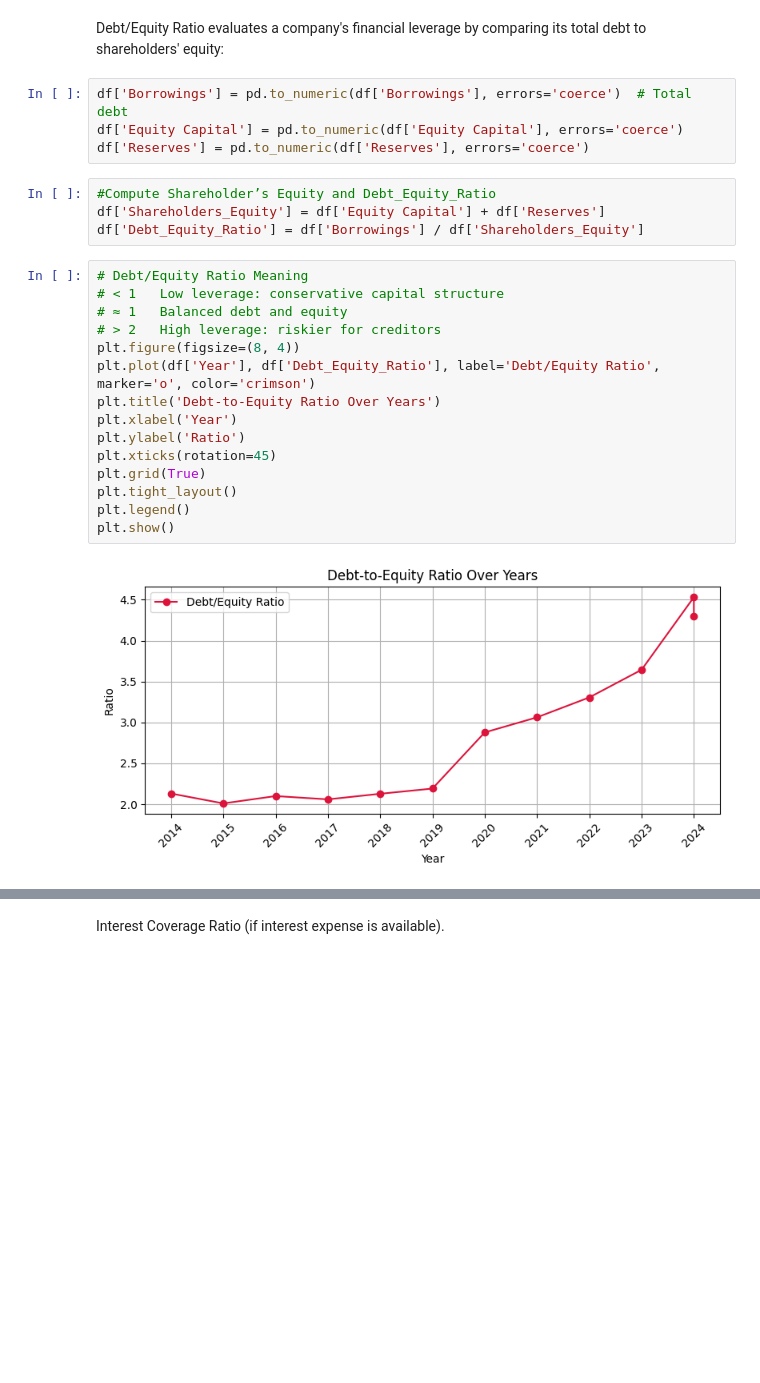
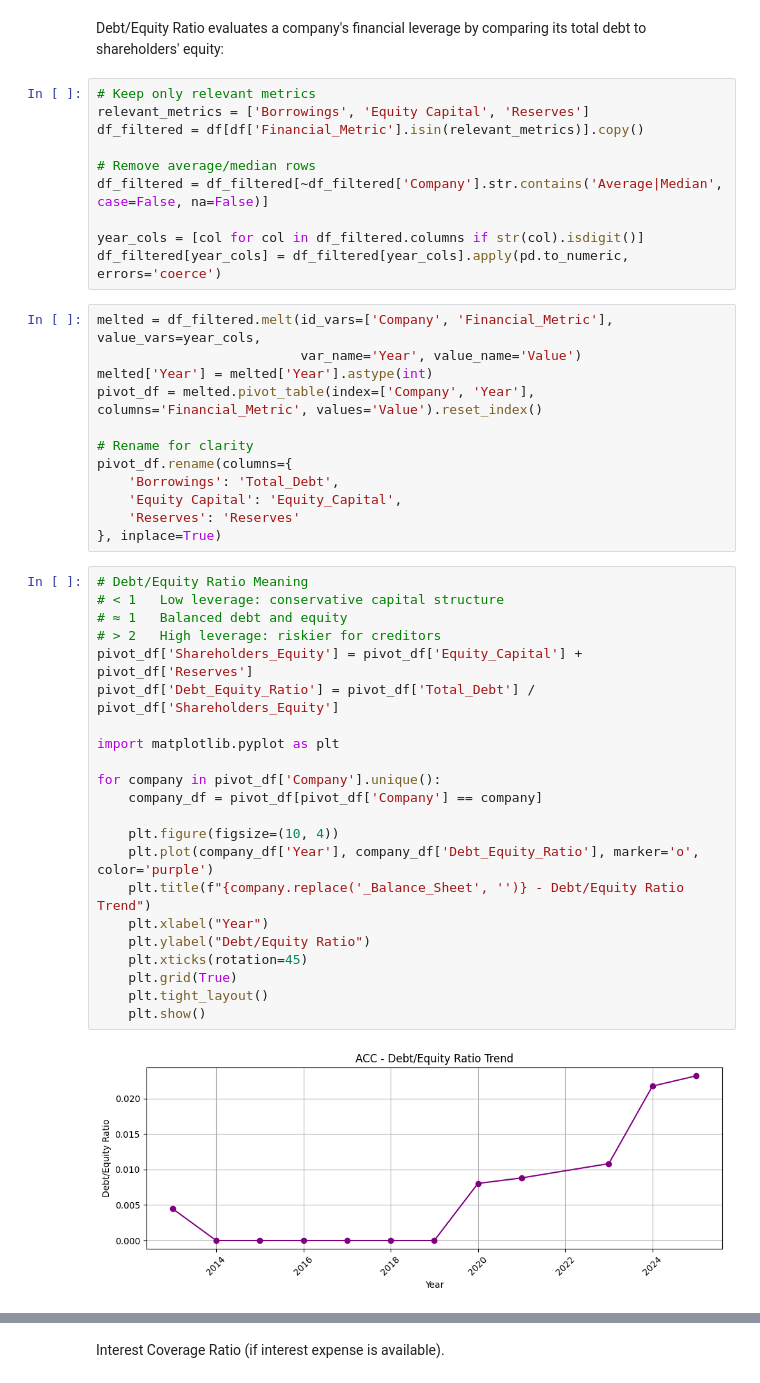
Before and after one commit to karankrish/Riskify, a Jupyter notebook: notebooks/Preprocessing/BalanceSheet.ipynb, the cells around one changed output, grey strips where cells are left out. Cells and saved outputs as stored; diff of their text form; blank space fills up the shorter version.

```diff
--- a/notebooks/Preprocessing/BalanceSheet.ipynb
+++ b/notebooks/Preprocessing/BalanceSheet.ipynb
@@ -213,27 +306,48 @@ Debt/Equity Ratio = Total Debt / Shareholder’s Equity.
 # %% [markdown]
 Debt/Equity Ratio evaluates a company's financial leverage by comparing its total debt to shareholders' equity:
 # %%
-df['Borrowings'] = pd.to_numeric(df['Borrowings'], errors='coerce')  # Total debt
-df['Equity Capital'] = pd.to_numeric(df['Equity Capital'], errors='coerce')
-df['Reserves'] = pd.to_numeric(df['Reserves'], errors='coerce')
+# Keep only relevant metrics
+relevant_metrics = ['Borrowings', 'Equity Capital', 'Reserves']
+df_filtered = df[df['Financial_Metric'].isin(relevant_metrics)].copy()
+
+# Remove average/median rows
+df_filtered = df_filtered[~df_filtered['Company'].str.contains('Average|Median', case=False, na=False)]
+
+year_cols = [col for col in df_filtered.columns if str(col).isdigit()]
+df_filtered[year_cols] = df_filtered[year_cols].apply(pd.to_numeric, errors='coerce')
 # %%
-#Compute Shareholder’s Equity and Debt_Equity_Ratio
-df['Shareholders_Equity'] = df['Equity Capital'] + df['Reserves']
-df['Debt_Equity_Ratio'] = df['Borrowings'] / df['Shareholders_Equity']
+melted = df_filtered.melt(id_vars=['Company', 'Financial_Metric'], value_vars=year_cols,
+                          var_name='Year', value_name='Value')
+melted['Year'] = melted['Year'].astype(int)
+pivot_df = melted.pivot_table(index=['Company', 'Year'], columns='Financial_Metric', values='Value').reset_index()
+
+# Rename for clarity
+pivot_df.rename(columns={
+    'Borrowings': 'Total_Debt',
+    'Equity Capital': 'Equity_Capital',
+    'Reserves': 'Reserves'
+}, inplace=True)
 # %%
 # Debt/Equity Ratio	Meaning
 # < 1	Low leverage: conservative capital structure
 # ≈ 1	Balanced debt and equity
 # > 2	High leverage: riskier for creditors
-plt.figure(figsize=(8, 4))
-plt.plot(df['Year'], df['Debt_Equity_Ratio'], label='Debt/Equity Ratio', marker='o', color='crimson')
-plt.title('Debt-to-Equity Ratio Over Years')
-plt.xlabel('Year')
-plt.ylabel('Ratio')
-plt.xticks(rotation=45)
-plt.grid(True)
-plt.tight_layout()
-plt.legend()
-plt.show()
+pivot_df['Shareholders_Equity'] = pivot_df['Equity_Capital'] + pivot_df['Reserves']
+pivot_df['Debt_Equity_Ratio'] = pivot_df['Total_Debt'] / pivot_df['Shareholders_Equity']
+
+import matplotlib.pyplot as plt
+
+for company in pivot_df['Company'].unique():
+    company_df = pivot_df[pivot_df['Company'] == company]
+
+    plt.figure(figsize=(10, 4))
+    plt.plot(company_df['Year'], company_df['Debt_Equity_Ratio'], marker='o', color='purple')
+    plt.title(f"{company.replace('_Balance_Sheet', '')} - Debt/Equity Ratio Trend")
+    plt.xlabel("Year")
+    plt.ylabel("Debt/Equity Ratio")
+    plt.xticks(rotation=45)
+    plt.grid(True)
+    plt.tight_layout()
+    plt.show()
 # %% [output]
-[figure, old version]
+[figure, new version]
```
Also changed, not shown: parts of 30 cells of this notebook.
